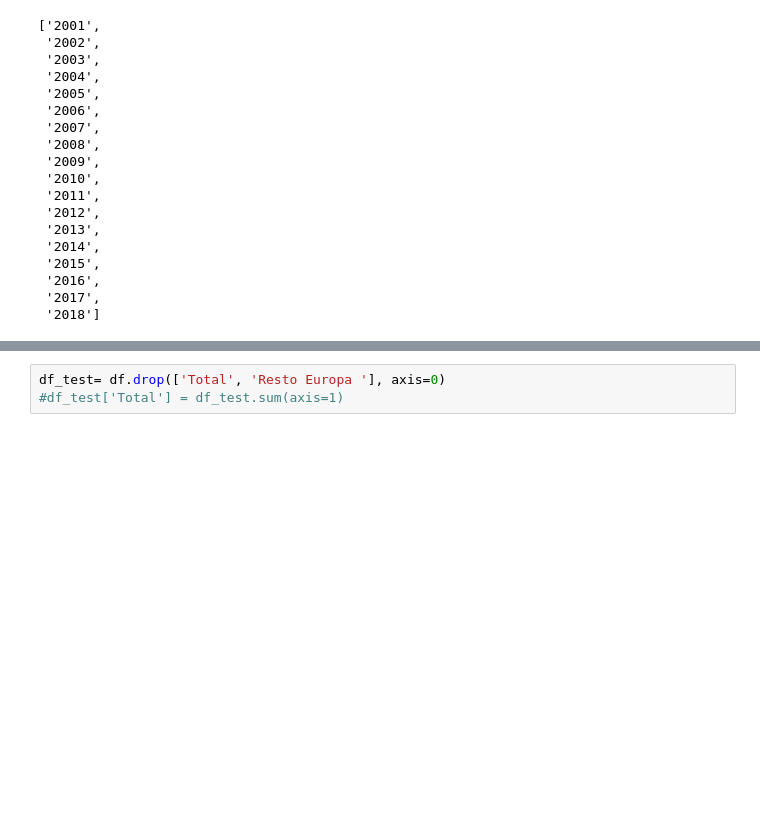
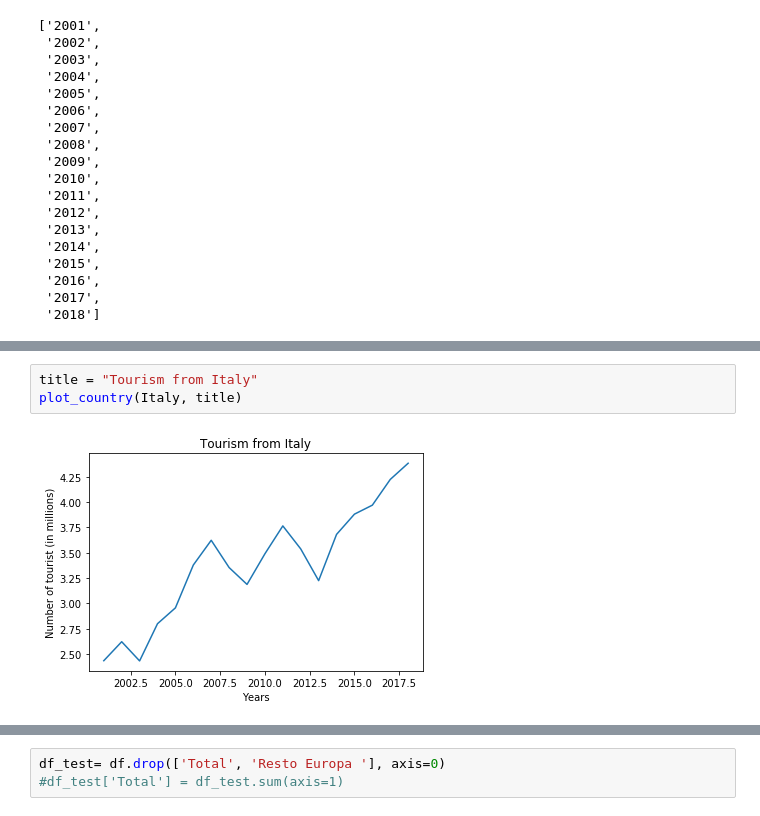
Before and after one commit to sgarciapuga/portfolio, a Jupyter notebook: spaintourism/SpainTourism.ipynb, the cells around one changed output, grey strips where cells are left out. Drawn from its saved outputs; the diff is of its cells as text; blank space fills up the shorter version.

```diff
--- a/spaintourism/SpainTourism.ipynb
+++ b/spaintourism/SpainTourism.ipynb
@@ -264,0 +275,5 @@ plt.show()
+# %%
+title = "Tourism from Italy"
+plot_country(Italy, title)
+# %% [output]
+[figure, added]
```
Also changed, not shown: parts of 10 cells of this notebook, 9 other files.
